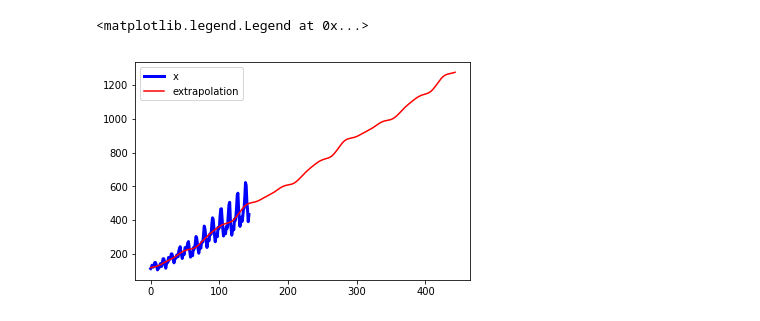
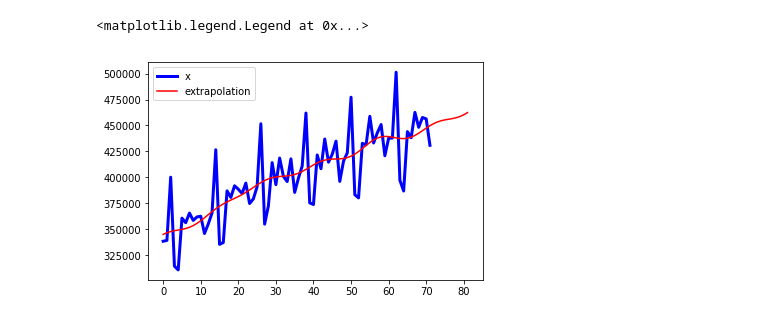
Before and after one commit to jpmaldonado/time-series-cnb, a Jupyter notebook: Day 2 - Cluster analysis and supervised learning for time series/03 Fourier Extrapolation.ipynb, the cells around one changed output. Cells and saved outputs as stored; diff of their text form; code cells hidden in the pictures.

```diff
--- a/Day 2 - Cluster analysis and supervised learning for time series/03 Fourier Extrapolation.ipynb
+++ b/Day 2 - Cluster analysis and supervised learning for time series/03 Fourier Extrapolation.ipynb
@@ -4,3 +4,6 @@ import matplotlib.pylab as plt
 import numpy as np
 from numpy import fft
 import pandas as pd
+# %%
+df = pd.read_csv("./data/retail_sales.csv")
+df.head()
@@ -6,0 +22,8 @@ import pandas as pd
+# %%
+x = df['sales']
+n = x.size # size of the series
+
+t = np.arange(0, n)
+p = np.polyfit(t,x,1)
+x_notrend = x-p[0]*t
+x_freqdom = fft.fft(x_notrend)
@@ -13,13 +41,13 @@ def fourierExtrapolation(x, n_predict):
     x_notrend = x - p[0] * t        # detrended x
     x_freqdom = fft.fft(x_notrend)  # detrended x in frequency domain
     f = fft.fftfreq(n)              # frequencies
-    indexes = list(range(n))
+    idxs = list(range(n))
     # sort indexes by frequency, lower -> higher
-    indexes.sort(key = lambda i: np.absolute(f[i]))
+    idxs.sort(key = lambda i: np.absolute(f[i]))
 
     t = np.arange(0, n + n_predict)
     restored_sig = np.zeros(t.size)
-    for i in indexes[:1 + n_harm * 2]:
+    for i in idxs[:1 + n_harm * 2]:
         ampli = np.absolute(x_freqdom[i]) / n   # amplitude
         phase = np.angle(x_freqdom[i])          # phase
         restored_sig += ampli * np.cos(2 * np.pi * f[i] * t + phase)
@@ -37,11 +55,9 @@ plt.legend()
 # %%
-air_passengers = pd.read_csv('data/AirPassengers.csv')
-x = np.array(air_passengers['#Passengers'].values)
-n_predict = 300
+n_predict = 10
 extrapolation = fourierExtrapolation(x, n_predict)
 plt.plot(np.arange(0, x.size), x, 'b', label = 'x', linewidth = 3)
 plt.plot(np.arange(0, extrapolation.size), extrapolation, 'r', label = 'extrapolation')
 plt.legend()
 # %% [output]
 <matplotlib.legend.Legend at 0x...>
-[figure, old version]
+[figure, new version]
```
Also changed, not shown: parts of 4 cells of this notebook, 15 other files.
